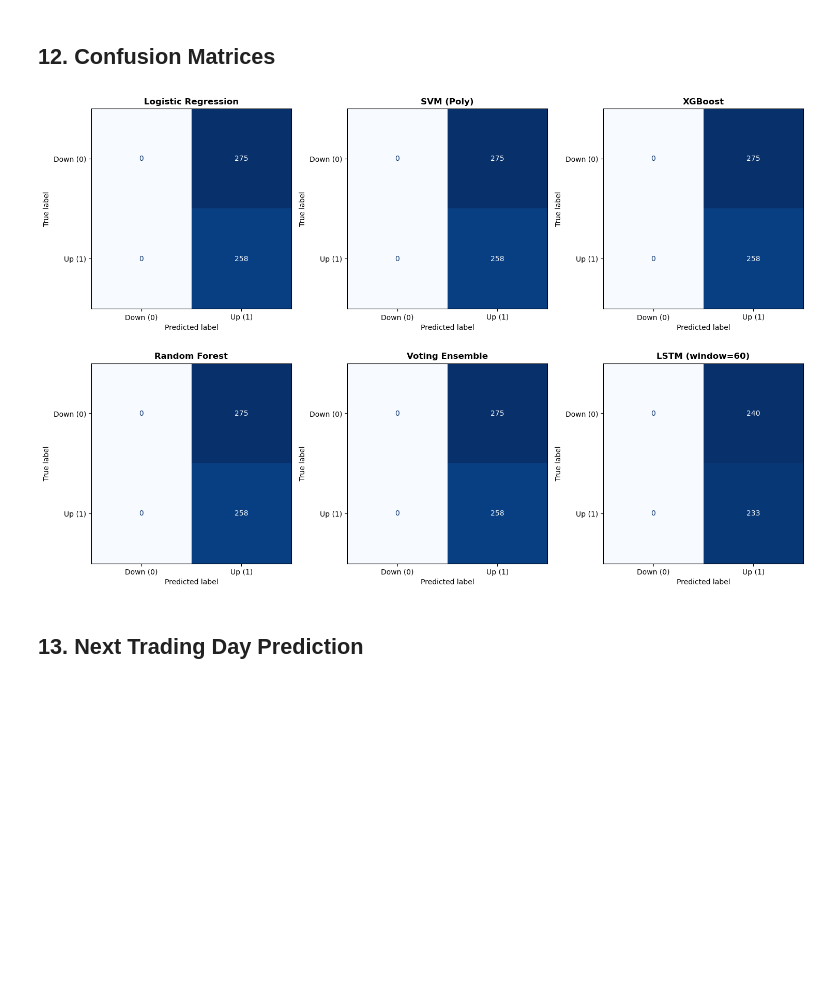
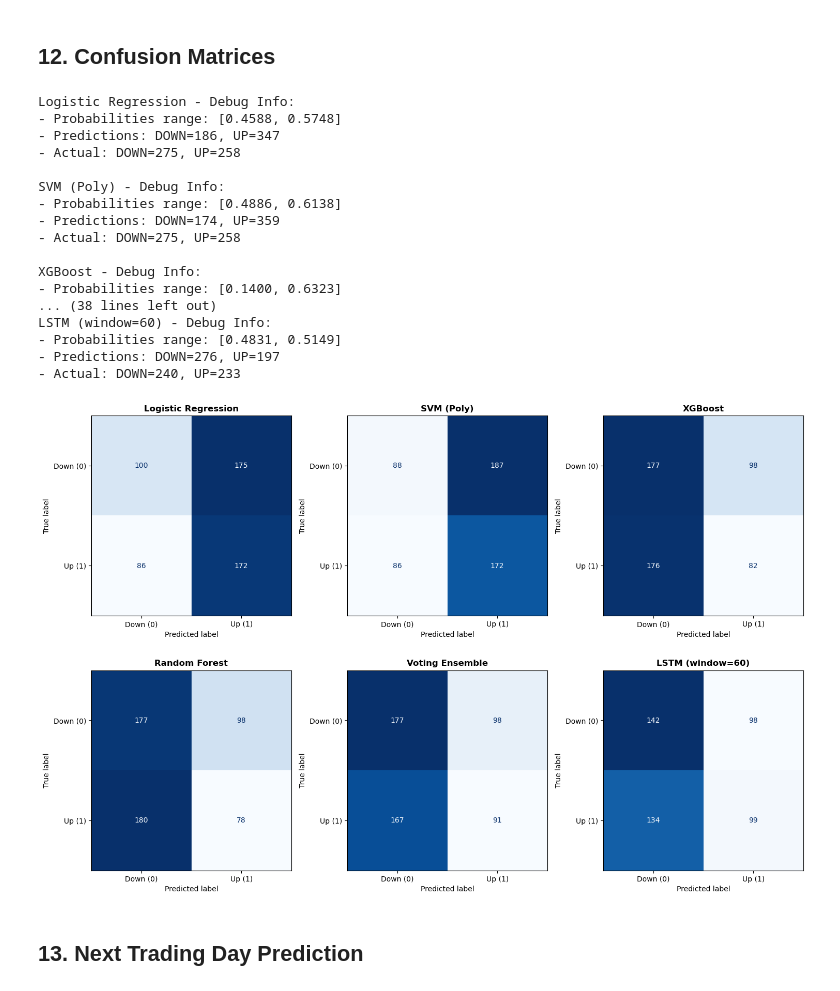
Before and after one commit to abhinavteja123/Stock_Market_prediction, a Jupyter notebook: stock_prediction_model.ipynb, the cells around one changed output. Saved outputs shown, nothing was run; the diff lists cells and outputs as text; code cells hidden in the pictures; blank space fills up the shorter version.

Commit message:
Fix confusion matrix bias issue and update models with class balancing

```diff
--- a/stock_prediction_model.ipynb
+++ b/stock_prediction_model.ipynb
@@ -846,36 +933,60 @@ Logistic Regression:
 # Generate confusion matrices for all models
 num_models = len(trained_models)
 cols = 3
 rows = (num_models + cols - 1) // cols
 
 fig, axes = plt.subplots(rows, cols, figsize=(15, 5 * rows))
 axes = axes.flatten() if num_models > 1 else [axes]
 
 for idx, model_entry in enumerate(trained_models):
     X_eval = model_entry['eval']['X']
     y_eval = model_entry['eval']['y']
-    threshold_value = model_entry.get('threshold', {}).get('threshold', 0.5)
 
+    # Use model's built-in predict method instead of custom threshold
     if model_entry['type'] == 'classical':
+        preds = model_entry['model'].predict(X_eval)
         probas = model_entry['model'].predict_proba(X_eval)[:, 1]
     else:
         probas = model_entry['model'].predict(X_eval, verbose=0).ravel()
+        preds = (probas >= 0.5).astype(int)
 
-    preds = (probas >= threshold_value).astype(int)
+    # Debug info
+    print(f"\n{model_entry['name']} - Debug Info:")
+    print(f"- Probabilities range: [{probas.min():.4f}, {probas.max():.4f}]")
+    print(f"- Predictions: DOWN={np.sum(preds==0)}, UP={np.sum(preds==1)}")
+    print(f"- Actual: DOWN={np.sum(y_eval==0)}, UP={np.sum(y_eval==1)}")
+
     cm = metrics.confusion_matrix(y_eval, preds)
 
     disp = ConfusionMatrixDisplay(confusion_matrix=cm, display_labels=['Down (0)', 'Up (1)'])
     disp.plot(ax=axes[idx], cmap='Blues', colorbar=False)
     axes[idx].set_title(f'{model_entry["name"]}', fontsize=12, fontweight='bold')
 
 # Hide unused subplots
 for idx in range(num_models, len(axes)):
     axes[idx].axis('off')
 
 plt.tight_layout()
 plt.show()
 # %% [output]
+Logistic Regression - Debug Info:
+- Probabilities range: [0.4588, 0.5748]
+- Predictions: DOWN=186, UP=347
+- Actual: DOWN=275, UP=258
+
+SVM (Poly) - Debug Info:
+- Probabilities range: [0.4886, 0.6138]
+- Predictions: DOWN=174, UP=359
+- Actual: DOWN=275, UP=258
+
+XGBoost - Debug Info:
+- Probabilities range: [0.1400, 0.6323]
+... (38 lines left out)
+LSTM (window=60) - Debug Info:
+- Probabilities range: [0.4831, 0.5149]
+- Predictions: DOWN=276, UP=197
+- Actual: DOWN=240, UP=233
-[figure, old version]
+[figure, new version]
 # %% [markdown]
 ## 13. Next Trading Day Prediction
 # %%
```
Also changed, not shown: parts of 16 cells of this notebook, 12 other files.
